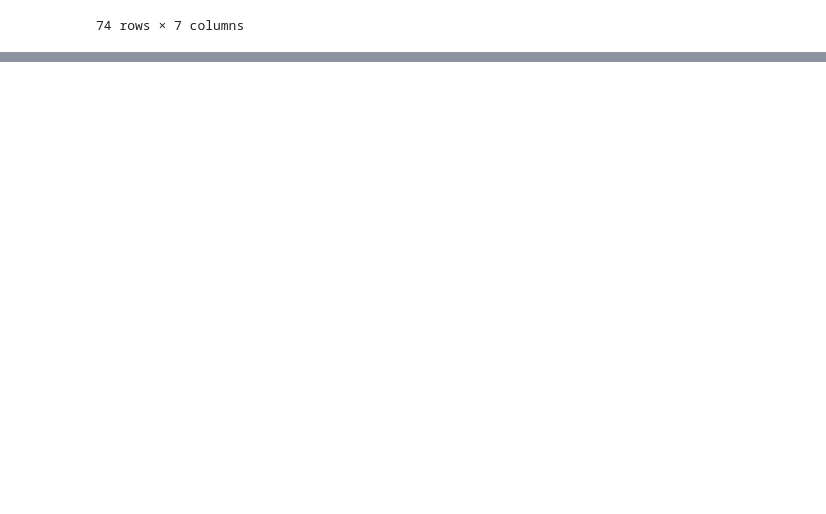
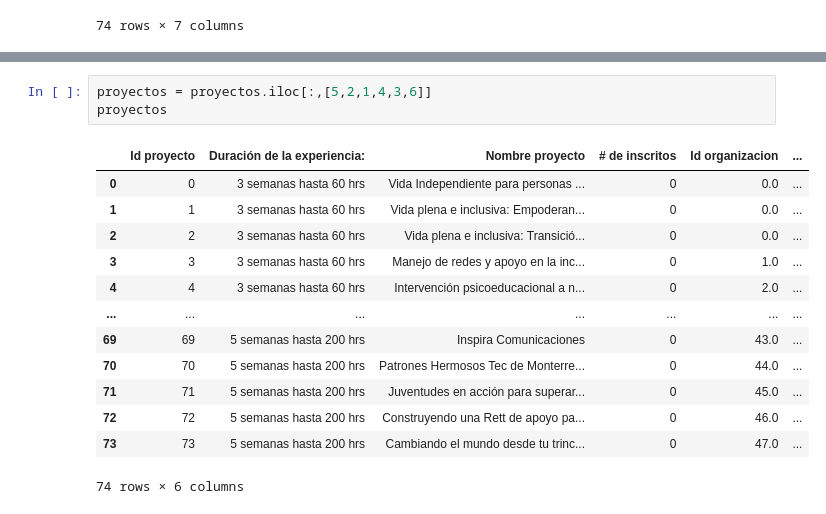
Before and after one commit to MarcosSaade/secure-fair, a Jupyter notebook: backend/Dummy/backend_dummy.ipynb, the cells around one changed output, grey strips where cells are left out. Cells and saved outputs as stored; diff of their text form; blank space fills up the shorter version.

```diff
--- a/backend/Dummy/backend_dummy.ipynb
+++ b/backend/Dummy/backend_dummy.ipynb
@@ -84,0 +320,17 @@ base
+# %%
+proyectos = proyectos.iloc[:,[5,2,1,4,3,6]]
+proyectos
+# %% [output]
+|  | Id proyecto | Duración de la experiencia: | Nombre proyecto | # de inscritos | Id organizacion | ... |
+| 0 | 0 | 3 semanas hasta 60 hrs | Vida Independiente para personas ... | 0 | 0.0 | ... |
+| 1 | 1 | 3 semanas hasta 60 hrs | Vida plena e inclusiva: Empoderan... | 0 | 0.0 | ... |
+| 2 | 2 | 3 semanas hasta 60 hrs | Vida plena e inclusiva: Transició... | 0 | 0.0 | ... |
+| 3 | 3 | 3 semanas hasta 60 hrs | Manejo de redes y apoyo en la inc... | 0 | 1.0 | ... |
+| 4 | 4 | 3 semanas hasta 60 hrs | Intervención psicoeducacional a n... | 0 | 2.0 | ... |
+| ... | ... | ... | ... | ... | ... | ... |
+| 69 | 69 | 5 semanas hasta 200 hrs | Inspira Comunicaciones | 0 | 43.0 | ... |
+| 70 | 70 | 5 semanas hasta 200 hrs | Patrones Hermosos Tec de Monterre... | 0 | 44.0 | ... |
+| 71 | 71 | 5 semanas hasta 200 hrs | Juventudes en acción para superar... | 0 | 45.0 | ... |
+| 72 | 72 | 5 semanas hasta 200 hrs | Construyendo una Rett de apoyo pa... | 0 | 46.0 | ... |
+| 73 | 73 | 5 semanas hasta 200 hrs | Cambiando el mundo desde tu trinc... | 0 | 47.0 | ... |
+74 rows × 6 columns
```
Also changed, not shown: parts of 32 cells of this notebook.
